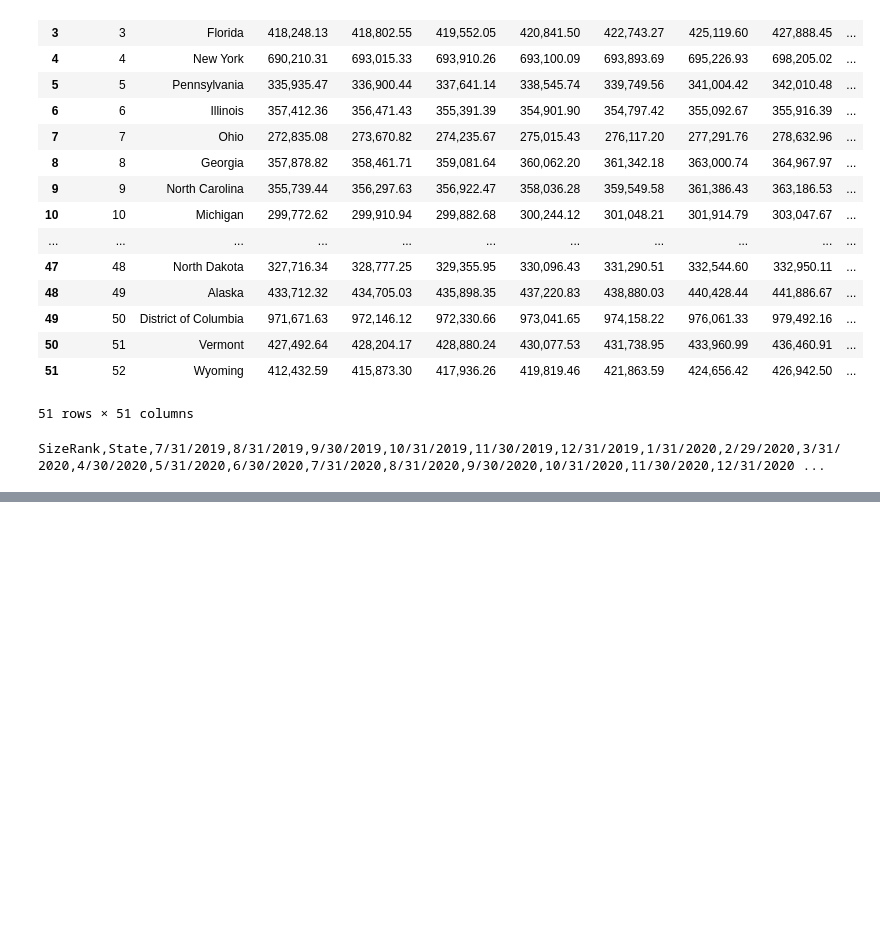
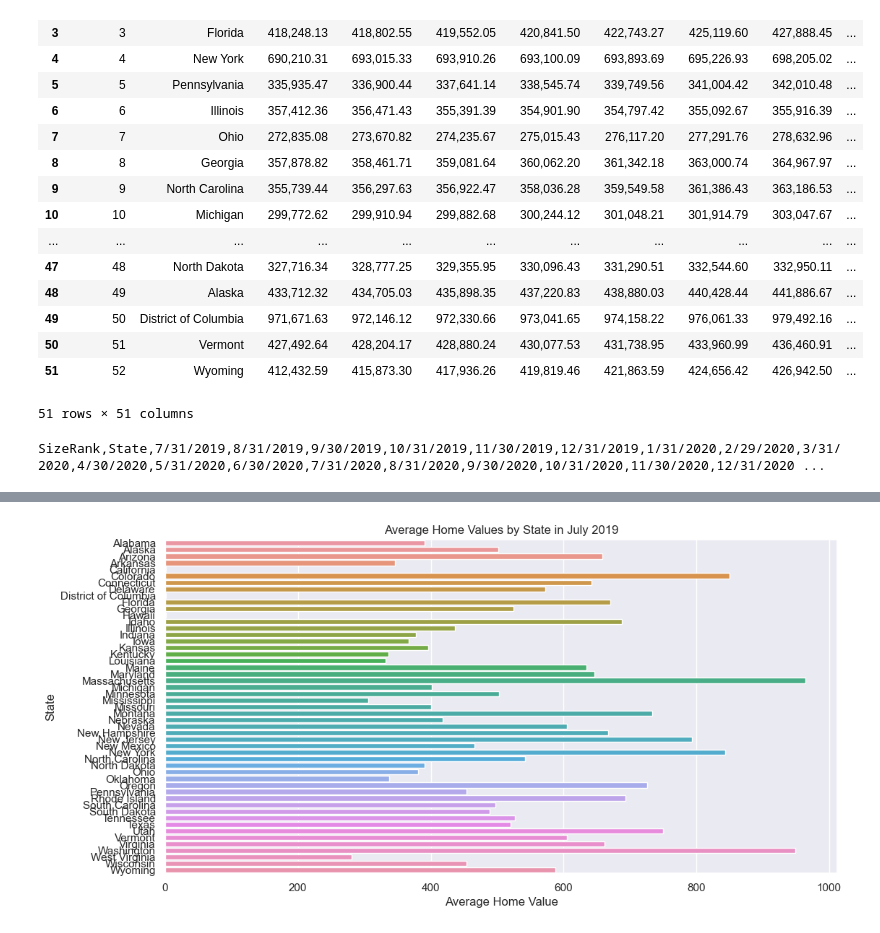
Before and after one commit to guzmanwolfrank/Data, a Jupyter notebook: SQL Zillow/ZillowProject.ipynb, the cells around one changed output, grey strips where cells are left out. Drawn from its saved outputs; the diff is of its cells as text; code cells hidden in the pictures; blank space fills up the shorter version.

```diff
--- a/SQL Zillow/ZillowProject.ipynb
+++ b/SQL Zillow/ZillowProject.ipynb
@@ -187,0 +80,85 @@ conn.close()
+# %%
+# Load the CSV data into a SQLite database
+con = sqlite3.connect('zillow_data.db')
+
+df.to_sql('zillow_data', con, if_exists='replace', index=False)
+
+# Define SQL queries for analysis
+query1 = """
+SELECT State, AVG("7/31/2019") AS AvgHomeValue
+FROM zillow_data
+GROUP BY State
+"""
+
+query2 =  """
+SELECT State, AVG("7/31/2023") AS AvgHomeValue
+FROM zillow_data
+GROUP BY State
+"""
+
+query3 = """
+SELECT State, AVG("7/31/2023") AS AvgHomeValue
+FROM zillow_data
+GROUP BY State
+ORDER BY AvgHomeValue DESC
+LIMIT 5
+"""
+
+query4 = """
+SELECT State, ("7/31/2023" - "7/31/2019") AS ChangeInValue
+FROM zillow_data
+ORDER BY ChangeInValue DESC
+LIMIT 5
+"""
+
+
+# Execute queries and fetch results
+query_results = []
+
+for query in [query1, query2, query3, query4]:
+    result = pd.read_sql_query(query, con)
+    query_results.append(result)
+
+# Create Seaborn charts
+sns.set(style="darkgrid")
+
+# Chart 1: Average home values by state in September 2021
+plt.figure(figsize=(12, 6))
+sns.barplot(data=query_results[1], x='AvgHomeValue', y='State')
+plt.title('Average Home Values by State in July 2019')
+plt.xlabel('Average Home Value')
+plt.ylabel('State')
+
+# Chart 2: Average home values by state in September 2021
+plt.figure(figsize=(12, 6))
+sns.barplot(data=query_results[0], x='AvgHomeValue', y='State')
+plt.title('Average Home Values by State in July 2023')
+plt.xlabel('Average Home Value')
+plt.ylabel('State')
+
+# Chart 3: Top 5 states with the highest average home values in May 2023
+plt.figure(figsize=(12, 6))
+sns.barplot(data=query_results[2], x='AvgHomeValue', y='State')
+plt.title('Top 5 States with the Highest Average Home Values in July 2023')
+plt.xlabel('Average Home Value')
+plt.ylabel('State')
+
+#Chart 4:  Execute the query and fetch results
+result4 = pd.read_sql_query(query4, con)
+# Create Seaborn histogram chart
+sns.set(style="whitegrid")
+plt.figure(figsize=(12, 6))
+sns.barplot(data=result4, x='ChangeInValue', y='State', palette='viridis')
+plt.title('Top 5 States with Highest Change in Home Values (Jul 2019 to Jul 2023)')
+plt.xlabel('Change in Home Value')
+plt.ylabel('State')
+
+
+
+# Show the charts
+plt.show()
+
+# Close the database connection
+con.close()
+# %% [output]
+[figure, added]
```
Also changed, not shown: parts of 3 cells of this notebook, 1 other file.
